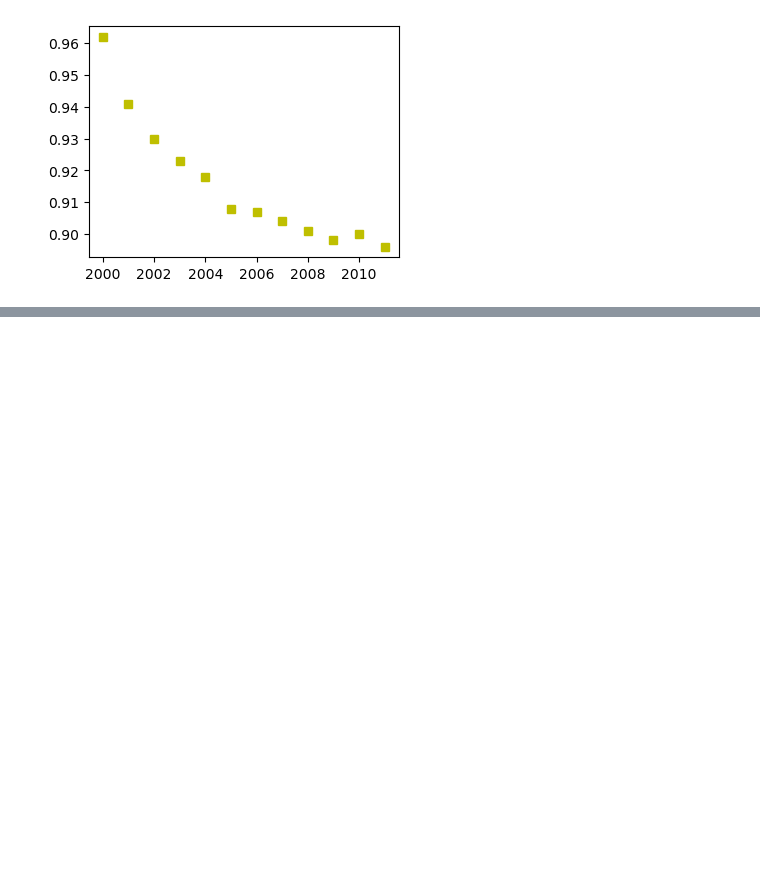
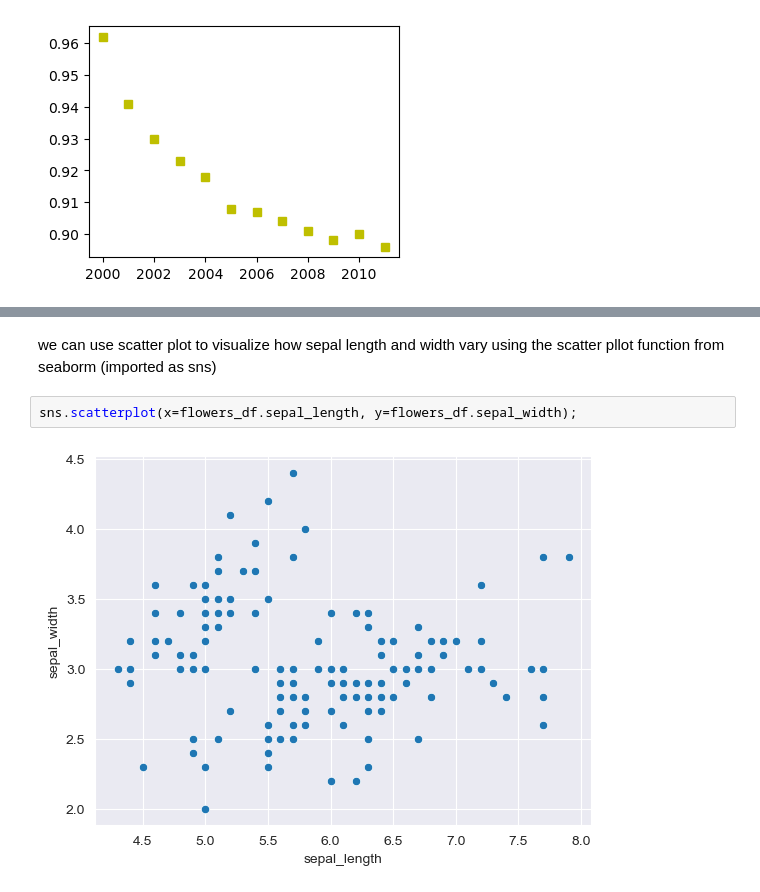
Before and after one commit to IshitaPathak/Data-Analysis, a Jupyter notebook: Untitled.ipynb, the cells around one changed output, grey strips where cells are left out. Saved outputs shown, nothing was run; the diff lists cells and outputs as text; blank space fills up the shorter version.

```diff
--- a/Untitled.ipynb
+++ b/Untitled.ipynb
@@ -145,0 +212,6 @@ plt.plot(years,oranges,'sy');
+# %% [markdown]
+we can use scatter plot to visualize how sepal length and width vary using the scatter pllot function from seaborm (imported as sns)
+# %%
+sns.scatterplot(x=flowers_df.sepal_length, y=flowers_df.sepal_width);
+# %% [output]
+[figure, added]
```
Also changed, not shown: parts of 14 cells of this notebook, 1 other file.
